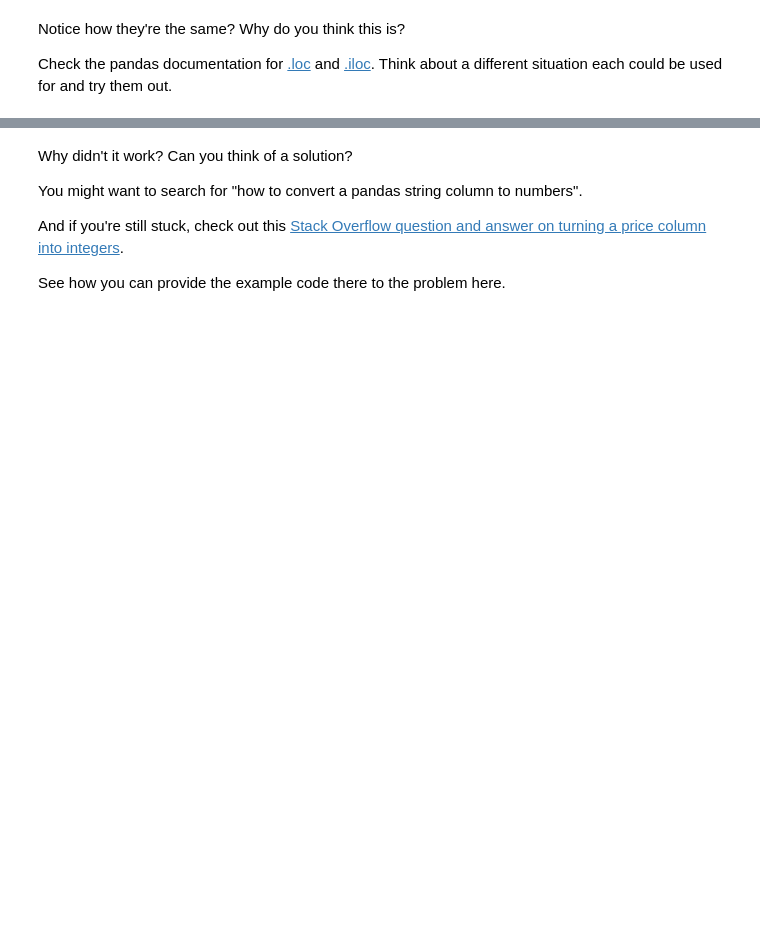
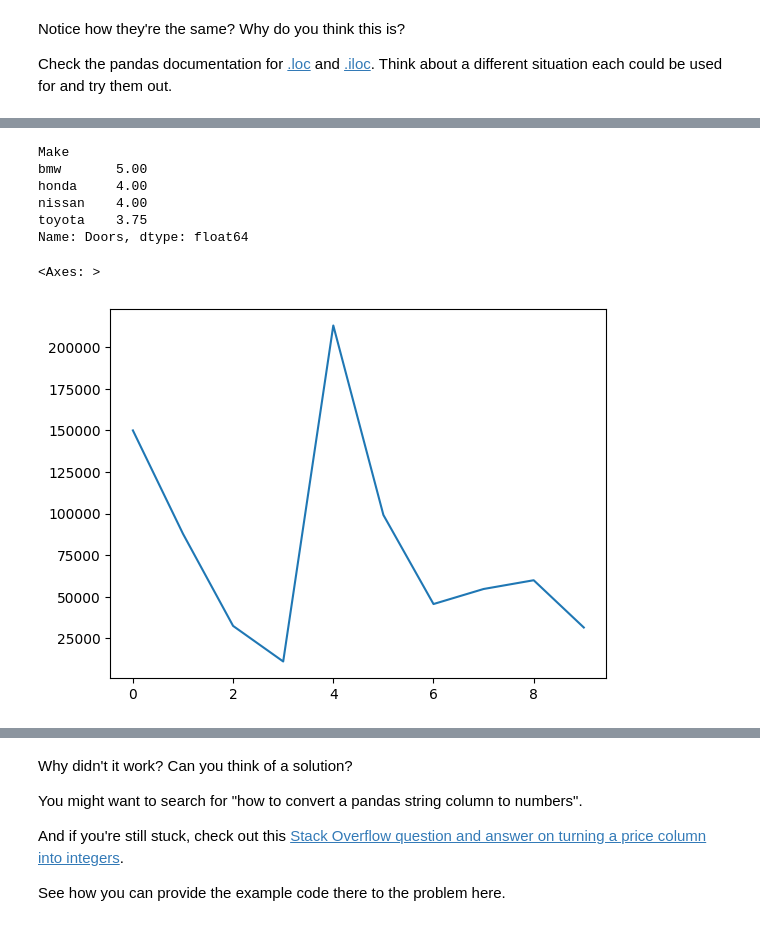
Before and after one commit to JelmerOffenberg/datamind-python, a Jupyter notebook: notebooks/1-pandas-exercises.ipynb, the cells around one changed output, grey strips where cells are left out. Cells and saved outputs as stored; diff of their text form; code cells hidden in the pictures; blank space fills up the shorter version.

```diff
--- a/notebooks/1-pandas-exercises.ipynb
+++ b/notebooks/1-pandas-exercises.ipynb
@@ -25,5 +50,6 @@ For further reference and resources, it's advised to check out the [pandas docum
 # %%
 # Import "./data/car-sales.csv" and turn it into a DataFrame
+df = pd.read_csv("../data/car-sales.csv")
 # %% [markdown]
 **Note:** Since you've imported `./data/car-sales.csv` as a DataFrame, we'll now refer to this DataFrame as 'the car sales DataFrame'.
 # %%
@@ -69,7 +212,21 @@ Check the pandas documentation for [.loc](https://pandas.pydata.org/pandas-docs/
 # %%
 # Group columns of the car sales DataFrame by the Make column and find the average
+df.groupby("Make")["Doors"].mean()  # Pick any column to aggregate
+# %% [output]
+Make
+bmw       5.00
+honda     4.00
+nissan    4.00
+toyota    3.75
+Name: Doors, dtype: float64
 # %%
 # Import Matplotlib and create a plot of the Odometer column
 # Don't forget to use %matplotlib inline
+%matplotlib inline
+
+df["Odometer (KM)"].plot()
+# %% [output]
+<Axes: >
+[figure, added]
 # %%
 # Create a histogram of the Odometer column using hist()
```
Also changed, not shown: parts of 46 cells of this notebook.
